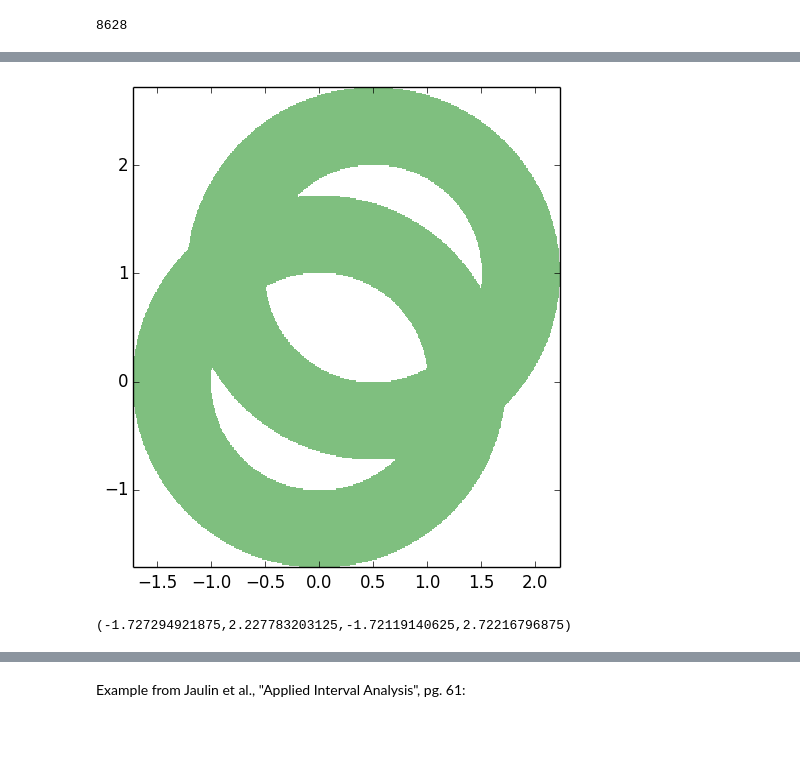
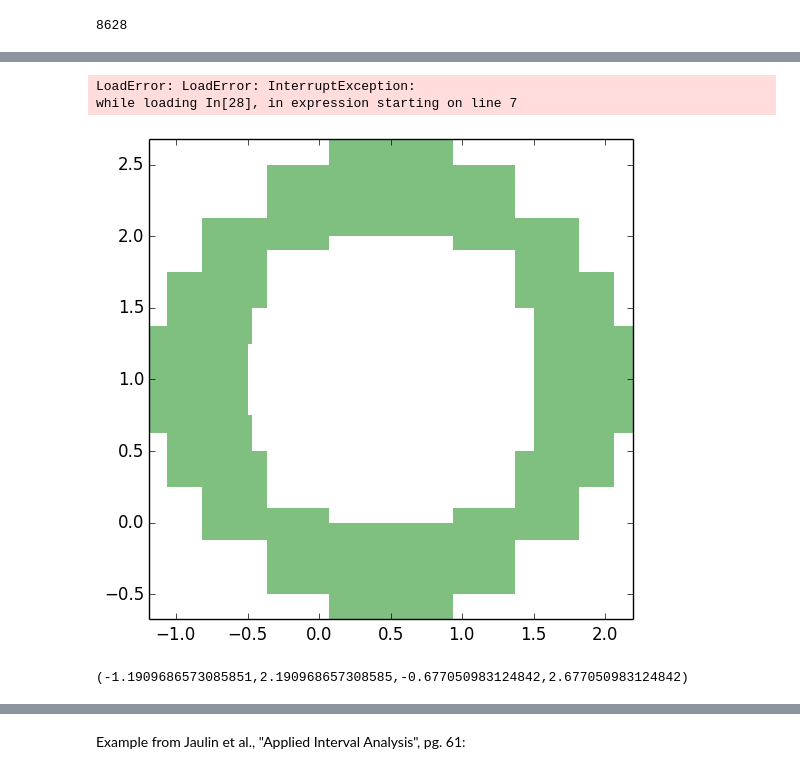
Before and after one commit to JuliaIntervals/IntervalConstraintProgramming.jl, a Jupyter notebook: examples/Set inversion with separators examples.ipynb, the cells around one changed output, grey strips where cells are left out. Saved outputs shown, nothing was run; the diff lists cells and outputs as text; code cells hidden in the pictures; blank space fills up the shorter version.

```diff
--- a/examples/Set inversion with separators examples.ipynb
+++ b/examples/Set inversion with separators examples.ipynb
@@ -117,14 +106,35 @@ draw(inner)
 (-3.0,3.0,-3.0,3.0)
+# %%
+setprecision(Interval, Float64)
+X = IntervalBox(-3..3, -3..4)
+S2 = @separator 1 <= x^2 + y^2 <= 3
+S4 = @separator 1 <= (x-0.5)^2 + (y-1)^2 <= 3
+S24 = S2 ∪ S4
+
+inner, boundary = set_inversion(S24, X, ldexp(1., -1))
+#draw(inner, boundary)
+draw(inner)
+axis("image")
+# %% [output]
+LoadError: LoadError: InterruptException:
+while loading In[28], in expression starting on line 7
+# %%
+S4 = @separator 1 <= (x-0.5)^2 + (y-1)^2 <= 3
+inner, boundary = set_inversion(S4, X, ldexp(1., -1))
+draw(inner)
+axis("image")
+# %% [output]
+[figure, added]
+(-1.1909686573085851,2.190968657308585,-0.677050983124842,2.677050983124842)
 # %%
+setprecision(Interval, Float64)
+X = IntervalBox(-3..3, -3..4)
 S2 = @separator 1 <= x^2 + y^2 <= 3
 S4 = @separator 1 <= (x-0.5)^2 + (y-1)^2 <= 3
-S24 = S2 ∪ S4
-
-inner, boundary = set_inversion(S24, X, ldexp(1., -7))
+S24 = S2 ∩ S4
+inner, boundary = set_inversion(S24, X, ldexp(1., -2))
 draw(inner)
+axis("image")
-# %% [output]
-[figure, removed]
-(-1.727294921875,2.227783203125,-1.72119140625,2.72216796875)
 # %%
 S24 = S2 ∩ S4
 
```
Also changed, not shown: parts of 8 cells of this notebook, 2 other files.
